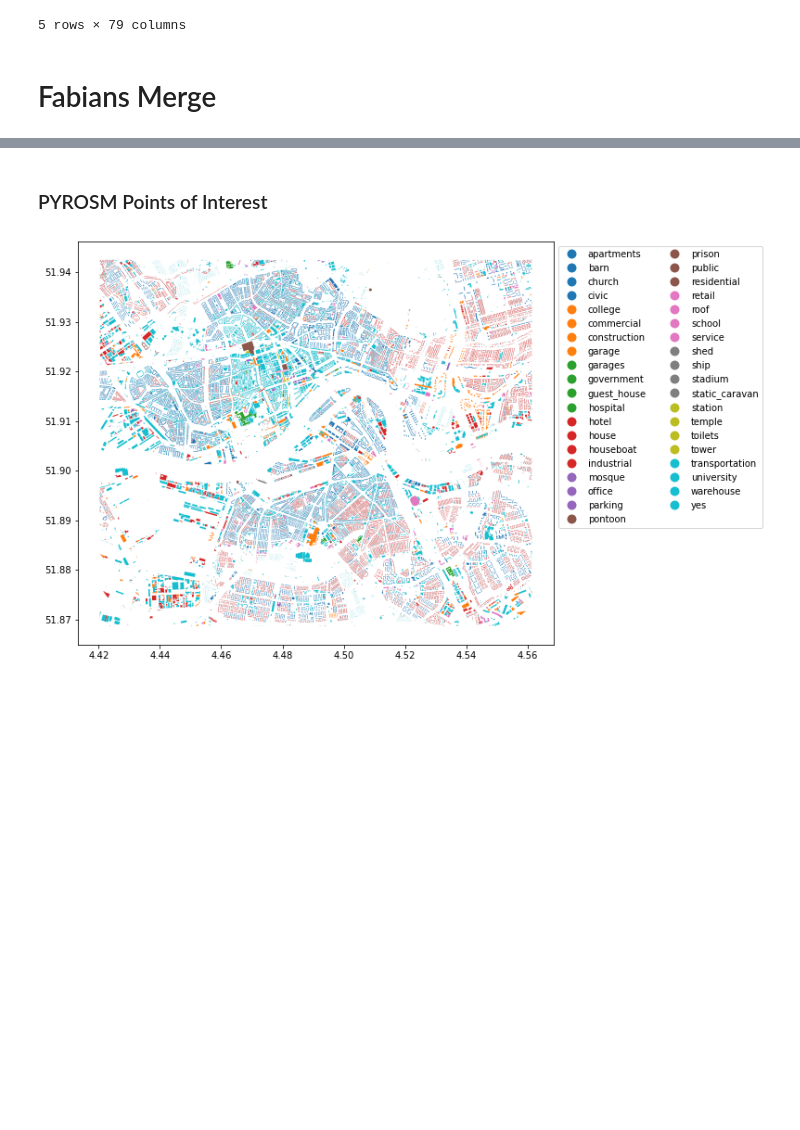
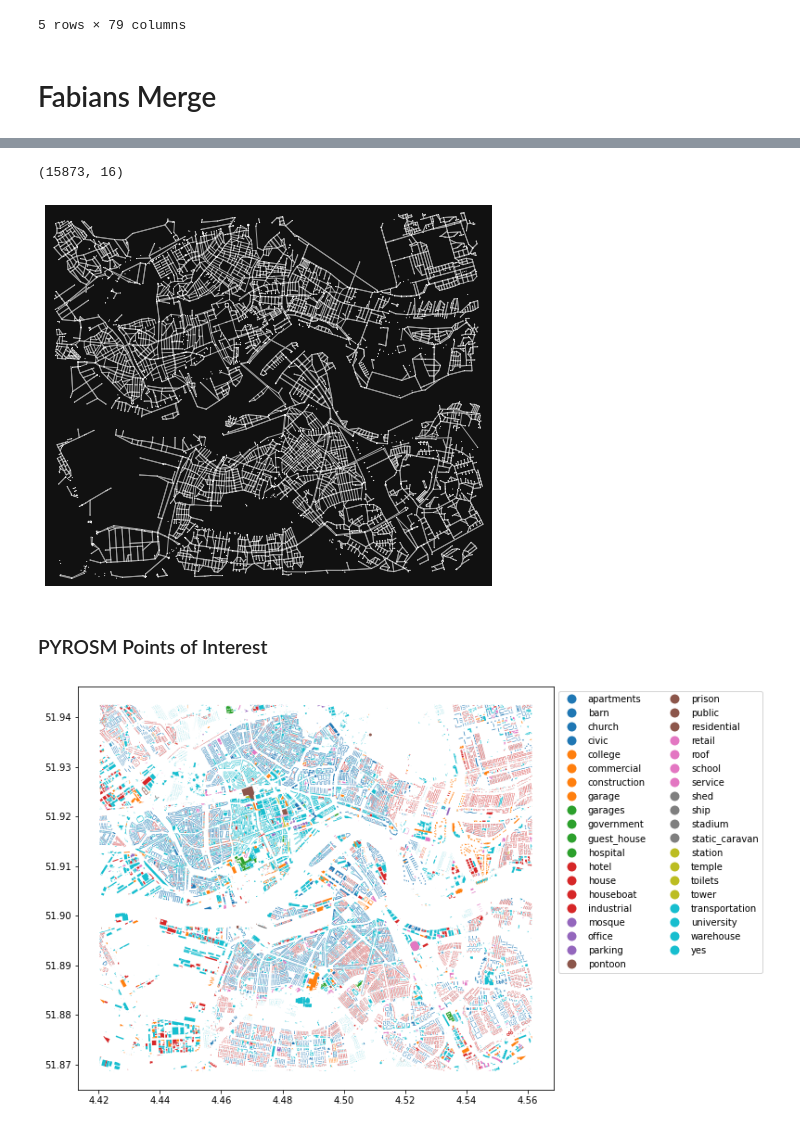
Before and after one commit to K4Ling/UrbanDataSc, a Jupyter notebook: Gathered_code.ipynb, the cells around one changed output, grey strips where cells are left out. Cells and saved outputs as stored; diff of their text form; code cells hidden in the pictures; blank space fills up the shorter version.

```diff
--- a/Gathered_code.ipynb
+++ b/Gathered_code.ipynb
@@ -205,8 +223,16 @@ new_edges.head(2)
+# %%
+new_edges.shape
+# %% [output]
+(15873, 16)
 # %%
 # Creation of grahp
 RotterdamII = ox.graph_from_gdfs(node_data, new_edges)
 #new_edges.shape
 #edge_attributes.shape
+G1 = ox.project_graph(RotterdamII)
+fig, ax = ox.plot_graph(G1, node_size=1)
+# %% [output]
+[figure, added]
 # %% [markdown]
 ### PYROSM Points of Interest
 # %%
```
Also changed, not shown: parts of 5 cells of this notebook.
